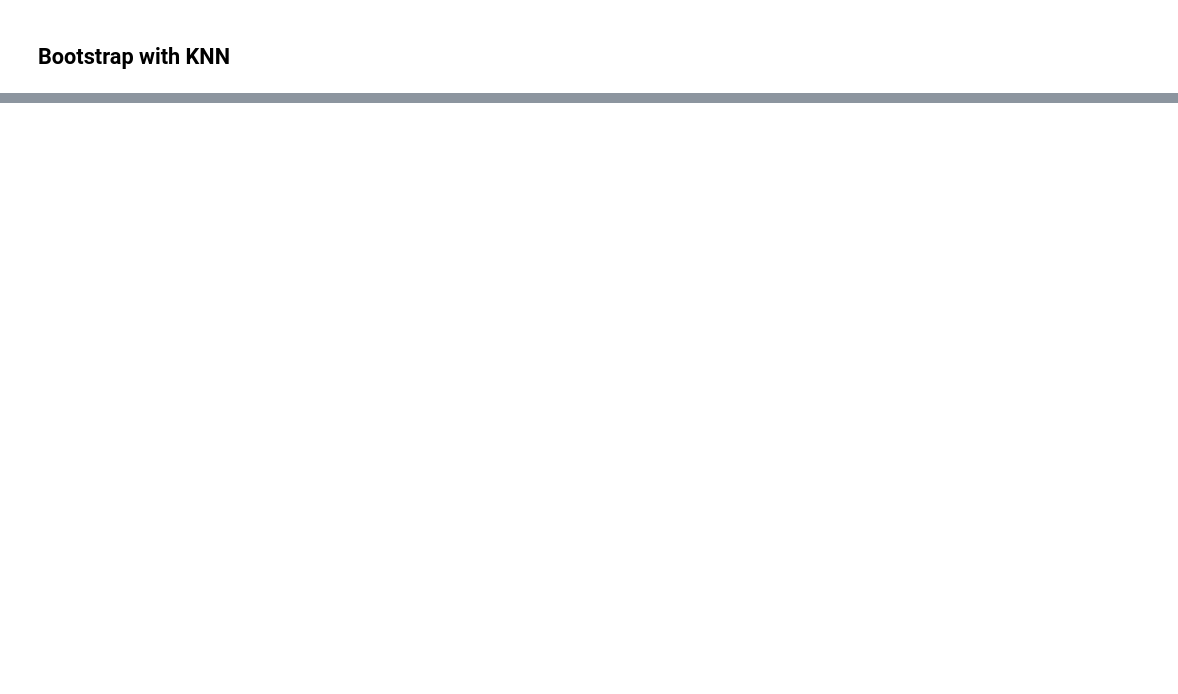
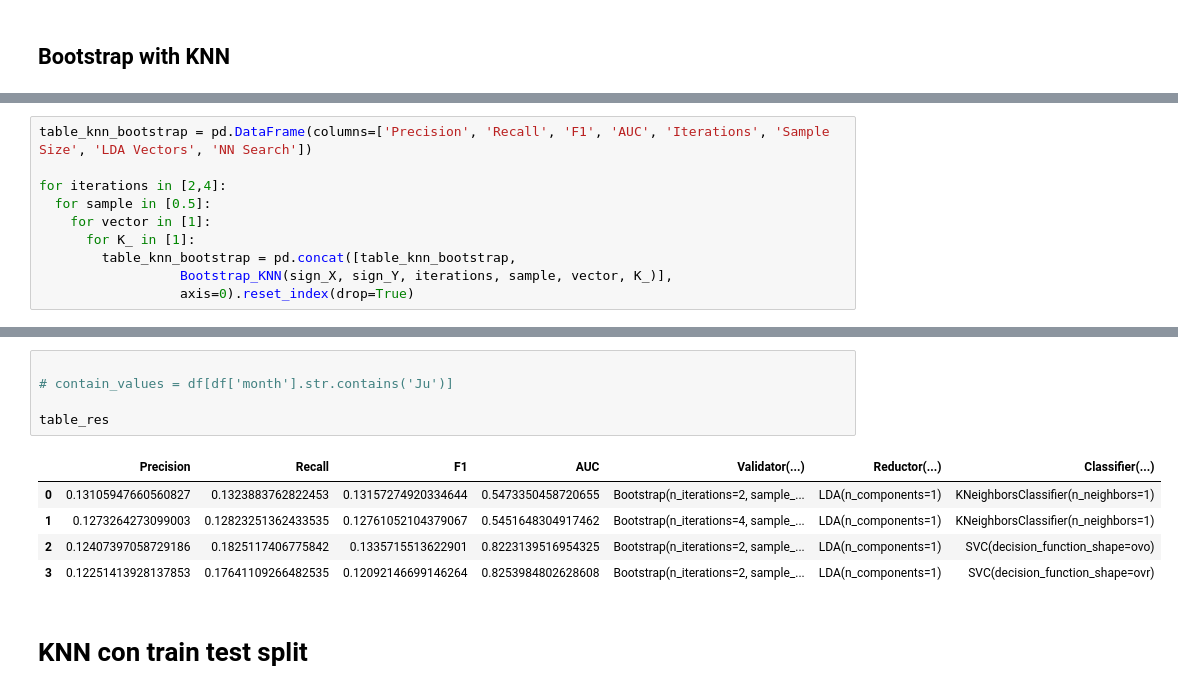
Before and after one commit to Mauricio-Bernuy/P2-IA, a Jupyter notebook: P2IA.ipynb, the cells around one changed output, grey strips where cells are left out. Drawn from its saved outputs; the diff is of its cells as text; blank space fills up the shorter version.

```diff
--- a/P2IA.ipynb
+++ b/P2IA.ipynb
@@ -406,0 +390,10 @@ ImportError: cannot import name 'cross_validation' from 'sklearn' (C:\Users\SSD\
+# %%
+table_knn_bootstrap = pd.DataFrame(columns=['Precision', 'Recall', 'F1', 'AUC', 'Iterations', 'Sample Size', 'LDA Vectors', 'NN Search'])
+
+for iterations in [2,4]:
+  for sample in [0.5]:
+    for vector in [1]:
+      for K_ in [1]:
+        table_knn_bootstrap = pd.concat([table_knn_bootstrap,
+                  Bootstrap_KNN(sign_X, sign_Y, iterations, sample, vector, K_)],
+                  axis=0).reset_index(drop=True)
@@ -407 +569,14 @@ ImportError: cannot import name 'cross_validation' from 'sklearn' (C:\Users\SSD\
+# %%
+
+# contain_values = df[df['month'].str.contains('Ju')]
+
+table_res
+# %% [output]
+|  | Precision | Recall | F1 | AUC | Validator(...) | Reductor(...) | Classifier(...) |
+| 0 | 0.13105947660560827 | 0.1323883762822453 | 0.13157274920334644 | 0.5473350458720655 | Bootstrap(n_iterations=2, sample_... | LDA(n_components=1) | KNeighborsClassifier(n_neighbors=1) |
+| 1 | 0.1273264273099003 | 0.12823251362433535 | 0.12761052104379067 | 0.5451648304917462 | Bootstrap(n_iterations=4, sample_... | LDA(n_components=1) | KNeighborsClassifier(n_neighbors=1) |
+| 2 | 0.12407397058729186 | 0.1825117406775842 | 0.1335715513622901 | 0.8223139516954325 | Bootstrap(n_iterations=2, sample_... | LDA(n_components=1) | SVC(decision_function_shape=ovo) |
+| 3 | 0.12251413928137853 | 0.17641109266482535 | 0.12092146699146264 | 0.8253984802628608 | Bootstrap(n_iterations=2, sample_... | LDA(n_components=1) | SVC(decision_function_shape=ovr) |
+# %% [markdown]
+# KNN con train test split
 # %%
```
Also changed, not shown: parts of 19 cells of this notebook, 2 other files.
